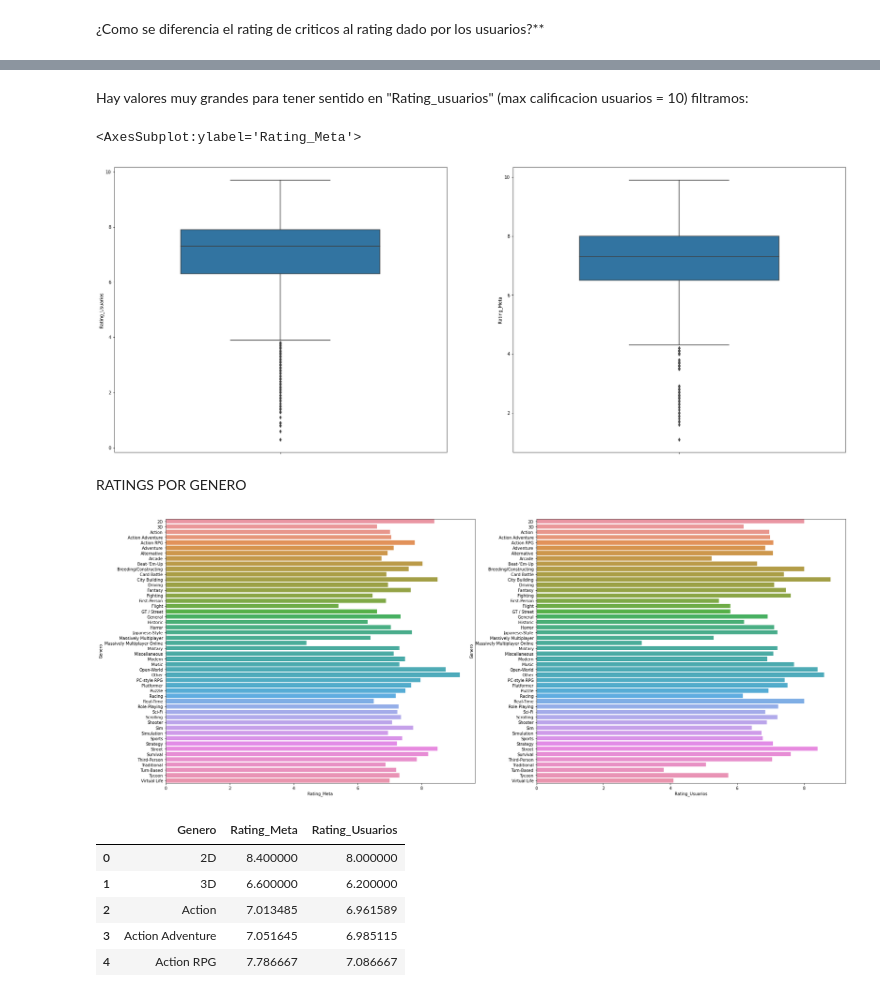
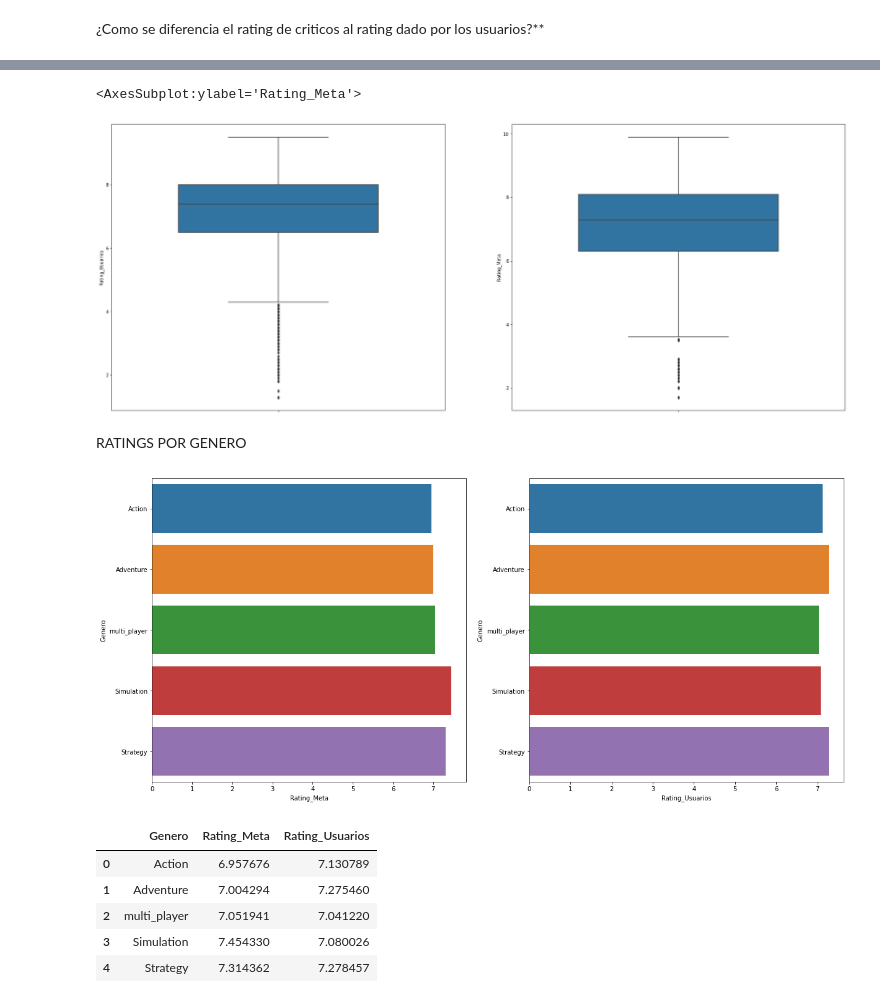
Before and after one commit to k-i-r-b-y/Proyecto-IMT2200-Crypto_world_fluctuation, a Jupyter notebook: proyecto_cd.ipynb, the cells around one changed output, grey strips where cells are left out. Drawn from its saved outputs; the diff is of its cells as text; code cells hidden in the pictures.

```diff
--- a/proyecto_cd.ipynb
+++ b/proyecto_cd.ipynb
@@ -138,17 +166,13 @@ df_rank_sales.head()
 # %%
-df_games.replace({"Action Adventure", "Action RPG", "Shooter",
+df_rank_sales.replace({"Action Adventure", "Action RPG", "Shooter",
                   "Beat-'Em-Up", "Military", "GT / Street", "Fighting", "Racing"},"Action" ,inplace=True)
 
-df_games.replace({"Driving", "Flight", "Role-Playing", "Sim", "First-Person", "City Building", "Tycoon",
+df_rank_sales.replace({"Driving", "Flight", "Role-Playing", "Sim", "First-Person", "City Building", "Tycoon",
                   "Breeding/Constructing", "Virtual Life", "Sport", "Sports"},"Simulation" ,inplace=True)
 
-df_games.replace({"Miscellaneous", "Modern", "General", "Sci-Fi", "Japanese-Style", "Traditional", "2D", "Arcade",
+df_rank_sales.replace({"Miscellaneous", "Modern", "General", "Sci-Fi", "Japanese-Style", "Traditional", "2D", "Arcade",
                  "Third-Person", "Scrolling", "Alternative", "Music", "Massively Multiplayer Online","3D",
                   "Massively Multiplayer"},"Other" ,inplace=True)
 
-df_games.replace({"Open-World", "Fantasy", "Platformer", "Street", "Survival"},"Adventure" ,inplace=True)
-df_games.replace({"Puzzle", "Horror", "PC-style RPG", "Turn-Based", "Card Battle", "Real-Time", "Historic"},"Strategy" ,inplace=True)
+df_rank_sales.replace({"Open-World", "Fantasy", "Platformer", "Street", "Survival"},"Adventure" ,inplace=True)
+df_rank_sales.replace({"Puzzle", "Horror", "PC-style RPG", "Turn-Based", "Card Battle", "Real-Time", "Historic"},"Strategy" ,inplace=True)
-# %%
-a = df_rank_sales["N_jugadores"].unique()
-for x in a:
-    print(x)
@@ -172,0 +181,7 @@ Up to more than 64
+# %%
+n_jugadores = df_rank_sales["N_jugadores"].unique()
+for x in n_jugadores:
+    if x == "1 Player" == x :
+        df_rank_sales.replace({x},"single_player" ,inplace=True)
+    else:
+        df_rank_sales.replace({x},"multi_player" ,inplace=True)
@@ -173,6 +193,6 @@ Up to more than 64
 # %% [markdown]
 A efectos de igualar la escala de rating entre "Rating_Meta y "Rating_usuarios" dividiremos "Rating_Meta" por 10
 # %%
-df_games["Rating_Meta"] = df_games["Rating_Meta"] / 10
-df_games
+df_rank_sales["Rating_Meta"] = df_rank_sales["Rating_Meta"] / 10
+df_rank_sales.head()
 # %% [output]
@@ -202,3 +214,0 @@ sns.boxplot(data=df_games,y='Rating_Meta', width=0.6, ax=ax2)
-# %% [markdown]
-Hay valores muy grandes para tener sentido en "Rating_usuarios" (max calificacion usuarios = 10)
-filtramos:
@@ -207,25 +215,25 @@ df_games = df_games[df_games["Rating_Usuarios"] <= 10]
 # %%
 fig, (ax, ax2) = plt.subplots(1,2, figsize=(30,12))
 
-sns.boxplot(data=df_games,y='Rating_Usuarios', width=0.6, ax=ax)
-sns.boxplot(data=df_games,y='Rating_Meta', width=0.6, ax=ax2)
+sns.boxplot(data=df_rank_sales,y='Rating_Usuarios', width=0.6, ax=ax)
+sns.boxplot(data=df_rank_sales,y='Rating_Meta', width=0.6, ax=ax2)
 # %% [output]
 <AxesSubplot:ylabel='Rating_Meta'>
-[figure, old version]
+[figure, new version]
 # %% [markdown]
 RATINGS POR GENERO
 # %%
-rank_genero = df_games.groupby(by="Genero", as_index=False).agg({"Rating_Meta":"mean", "Rating_Usuarios": "mean"})
-fig, (ax, ax2) = plt.subplots(1,2, figsize=(30,12))
+rank_genero = df_rank_sales.groupby(by="Genero", as_index=False).agg({"Rating_Meta":"mean", "Rating_Usuarios": "mean"})
+fig, (ax, ax2) = plt.subplots(1,2, figsize=(20,9))
 sns.barplot(x="Rating_Meta", y="Genero", data=rank_genero, ax=ax)
 sns.barplot(x="Rating_Usuarios", y="Genero", data=rank_genero, ax=ax2)
 plt.show()
 rank_genero.head()
 # %% [output]
-[figure, old version]
+[figure, new version]
 |  | Genero | Rating_Meta | Rating_Usuarios |
-| 0 | 2D | 8.400000 | 8.000000 |
-| 1 | 3D | 6.600000 | 6.200000 |
-| 2 | Action | 7.013485 | 6.961589 |
-| 3 | Action Adventure | 7.051645 | 6.985115 |
-| 4 | Action RPG | 7.786667 | 7.086667 |
+| 0 | Action | 6.957676 | 7.130789 |
+| 1 | Adventure | 7.004294 | 7.275460 |
+| 2 | multi_player | 7.051941 | 7.041220 |
+| 3 | Simulation | 7.454330 | 7.080026 |
+| 4 | Strategy | 7.314362 | 7.278457 |
```
Also changed, not shown: parts of 21 cells of this notebook.
